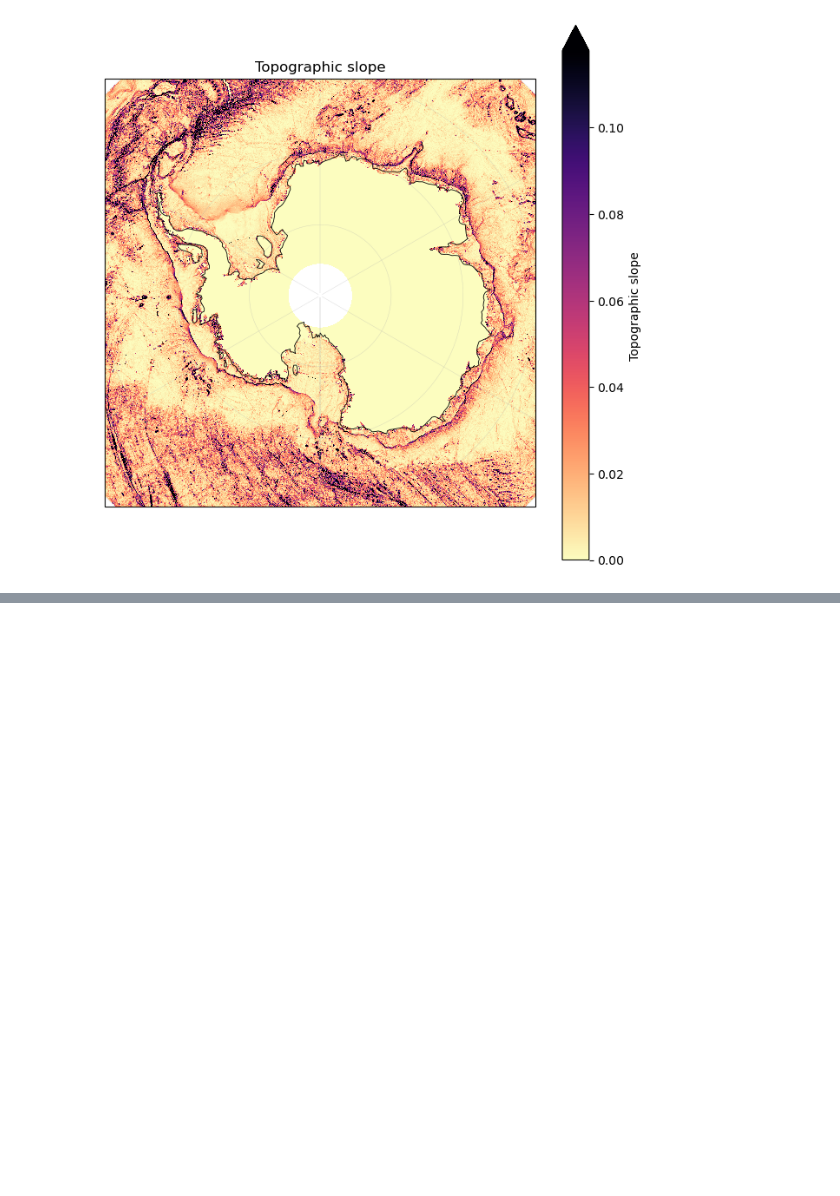
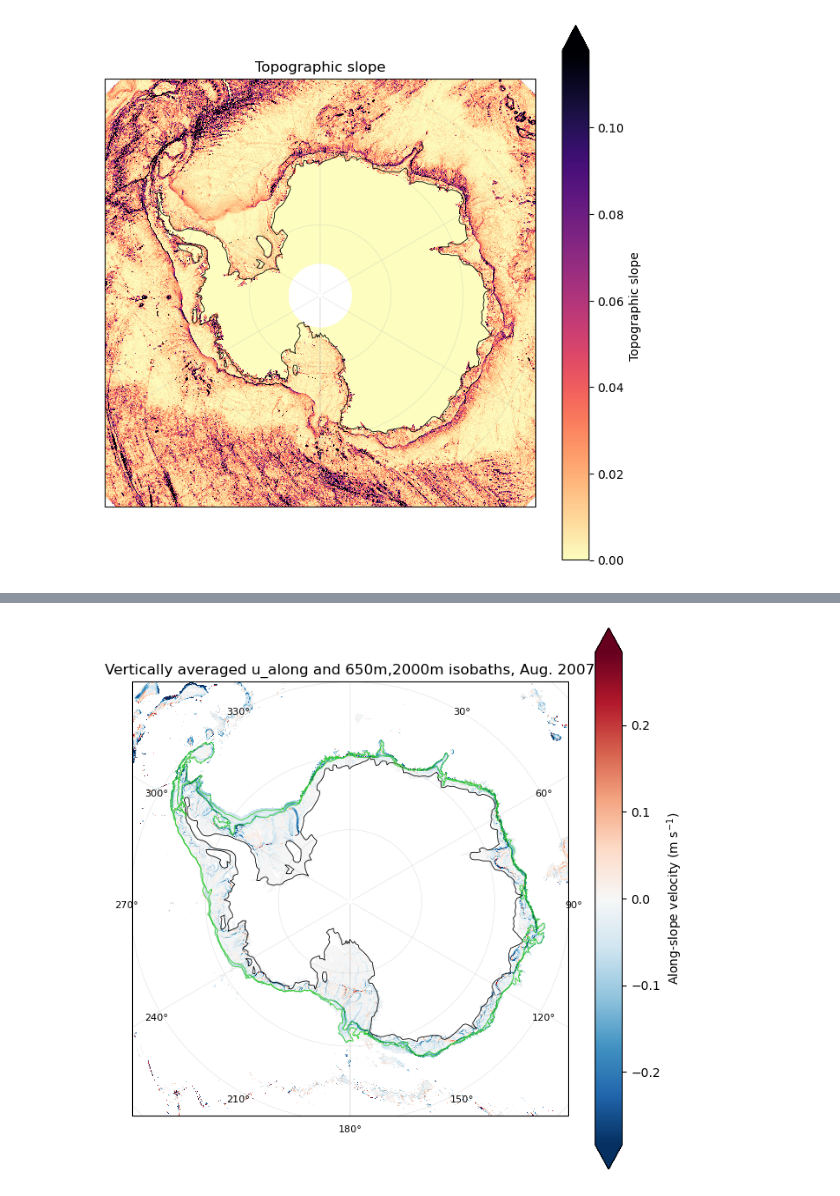
Before and after one commit to ZackKaufman/ASC_analysis_SoHi, a Jupyter notebook: ASC_index_calculator.ipynb, the cells around one changed output, grey strips where cells are left out. Saved outputs shown, nothing was run; the diff lists cells and outputs as text; code cells hidden in the pictures; blank space fills up the shorter version.

```diff
--- a/ASC_index_calculator.ipynb
+++ b/ASC_index_calculator.ipynb
@@ -408,0 +380,76 @@ plt.show()
+# %%
+# Plot vertically averaged along-slope velocity and the 650m and 2000m circumpolar isobaths.
+
+## 0) Get a 2-D (lat, lon) slice to plot
+da = u_along_0_500
+for d in ("date", "time", "depth", "lev"):
+    if d in da.dims:
+        da = da.isel({d: 0})
+da = da.squeeze()  # drop size-1 dims if any
+
+
+# 1) if lon runs 0..360 and includes 360 exactly, drop duplicate seam
+if "lon" in da.coords:
+    try:
+        if np.isclose(float(da.lon[-1]) - float(da.lon[0]), 360.0):
+            da = da.isel(lon=slice(0, -1))
+    except Exception:
+        pass
+
+# 2) plot on polar stereographic
+proj_data = ccrs.PlateCarree()
+proj_map  = ccrs.SouthPolarStereo()
+
+fig = plt.figure(figsize=(8, 8))
+ax = plt.axes(projection=proj_map)
+
+# extent: use this field's lon range and Antarctic lats
+lon_min = float(da.lon.min())
+lon_max = float(da.lon.max())
+ax.set_extent([lon_min, lon_max, -90, -60], crs=proj_data)
+
+# symmetric color limits around 0 (robust)
+vmax = float(np.nanpercentile(np.abs(da.values), 99))
+vmax = max(vmax, 1e-6)  # avoid zero range
+pcm = da.plot.pcolormesh(
+    ax=ax,
+    transform=proj_data,
+    cmap="RdBu_r",
+    vmin=-vmax, vmax=vmax,
+    add_colorbar=True,
+    add_labels=False,
+    shading="auto",
+    cbar_kwargs={"label": "Along-slope velocity (m s$^{-1}$)"},
+)
+
+# optional map extras (same style)
+try:
+    ax.coastlines(resolution="110m", linewidth=0.6)
+except Exception:
+    pass
+
+
+# Plot longest circumpolar isobaths
+for x, y in [(x650, y650), (x2000, y2000)]:
+    ax.plot(x, y, transform=proj_data, color="limegreen",
+            linewidth=0.6, zorder=15)
+
+# keep grid lines (no labels here)
+ax.gridlines(draw_labels=False, linewidth=0.3, alpha=0.5)
+
+# --- longitude labels around boundary in 0..360 style ---
+lon_ticks = np.arange(0, 360, 30)   # positions
+label_lat = -59.5                   # just inside the -60° edge
+
+for lam in lon_ticks:
+    if lon_min <= lam <= lon_max:   # respect current extent (0..360)
+        ax.text(lam, label_lat, f"{lam:.0f}°",
+                transform=proj_data,
+                ha="center", va="top", fontsize=8, clip_on=False)
+
+
+ax.set_title('Vertically averaged u_along and 650m,2000m isobaths, Aug. 2007')
+
+plt.show()
+# %% [output]
+[figure, new version]
```
Also changed, not shown: parts of 14 cells of this notebook.
